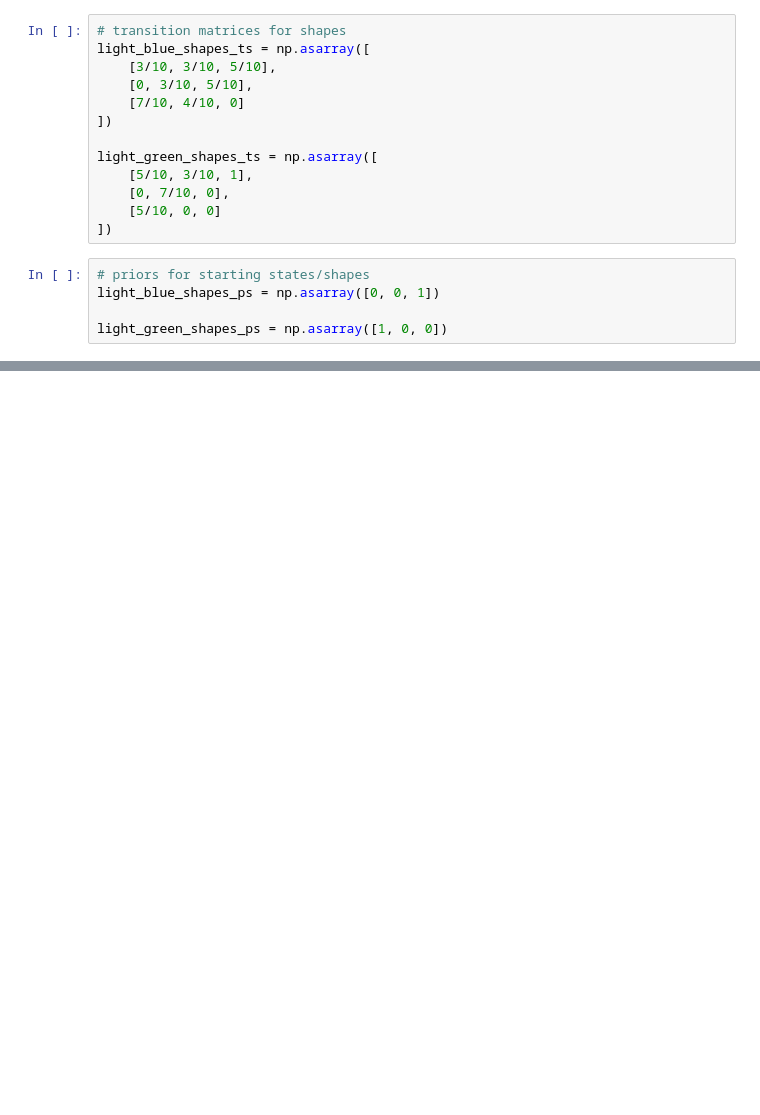
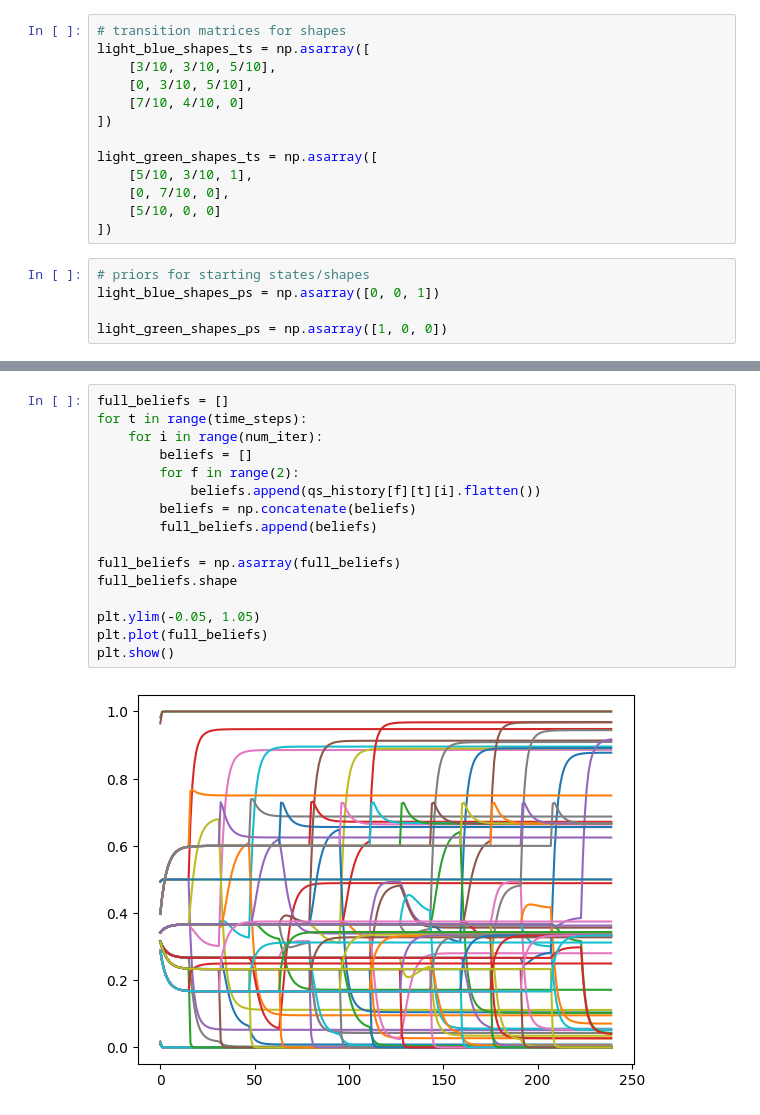
Before and after one commit to AlxSp/Active-Inference, a Jupyter notebook: shape_patterns.ipynb, the cells around one changed output, grey strips where cells are left out. Drawn from its saved outputs; the diff is of its cells as text; blank space fills up the shorter version.

```diff
--- a/shape_patterns.ipynb
+++ b/shape_patterns.ipynb
@@ -68,3 +226,21 @@ for i, idx in enumerate(out_indices):
+# %%
+full_beliefs = []
+for t in range(time_steps):
+    for i in range(num_iter):
+        beliefs = []
+        for f in range(2):
+            beliefs.append(qs_history[f][t][i].flatten())
+        beliefs = np.concatenate(beliefs)
+        full_beliefs.append(beliefs)
+
+full_beliefs = np.asarray(full_beliefs)
+full_beliefs.shape
+
+plt.ylim(-0.05, 1.05)
+plt.plot(full_beliefs)
+plt.show()
+# %% [output]
+[figure, added]
 # %% [markdown]
 # Variation Message Passing
 
```
Also changed, not shown: parts of 30 cells of this notebook.
